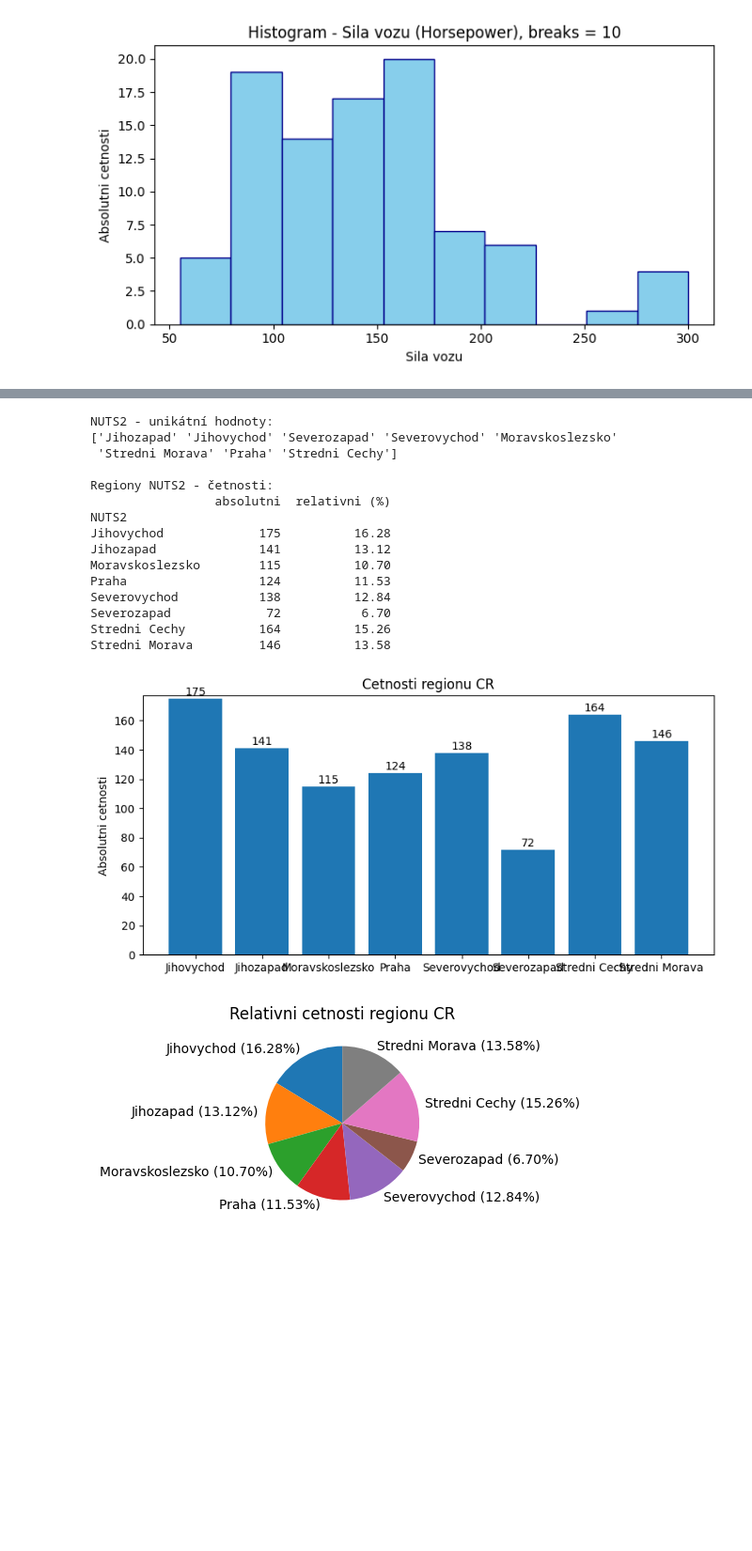
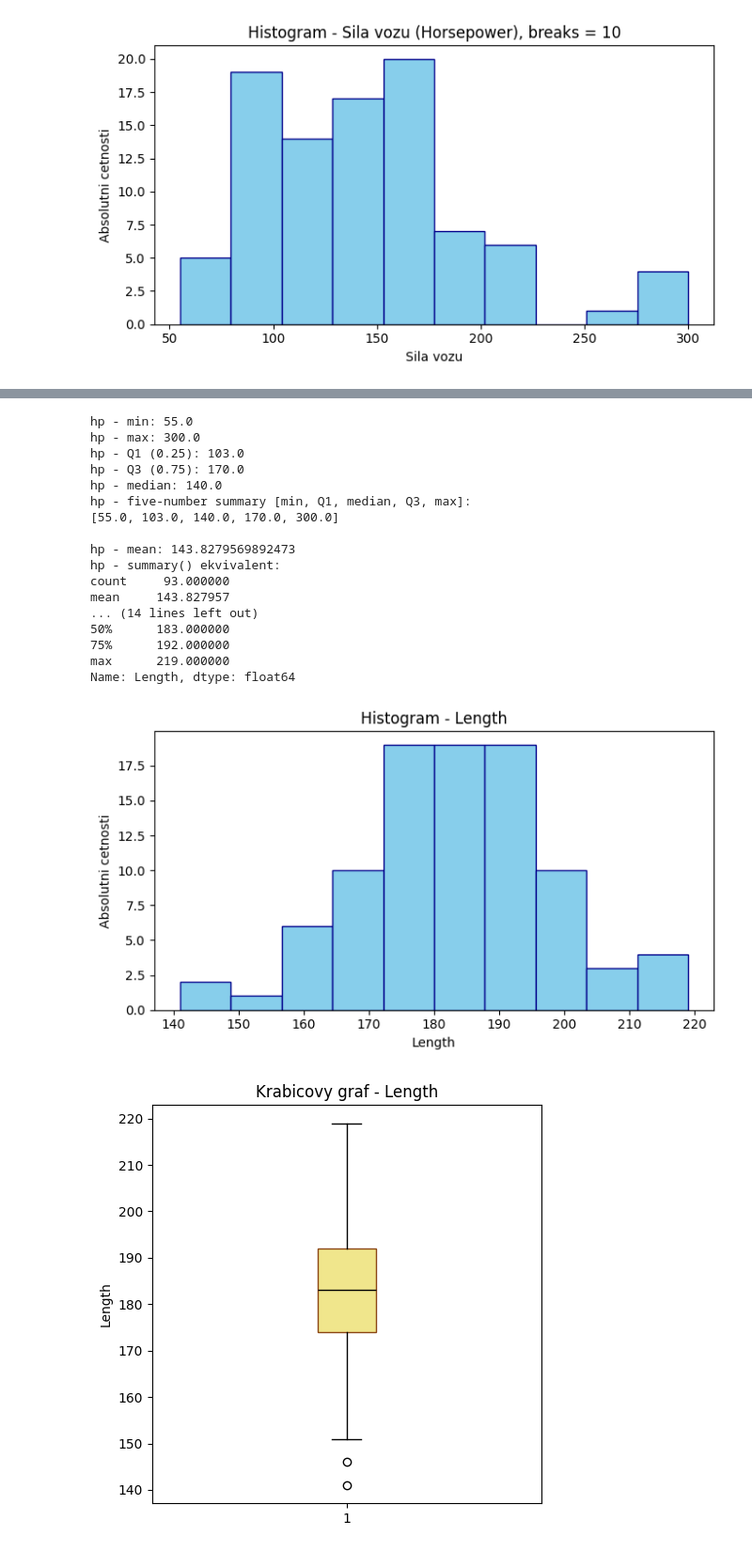
Before and after one commit to BuwikSan/University-stuff-and-small-scale-projects, a Jupyter notebook: 1_University/3_semestr/pas/pas_cvika_2.ipynb, the cells around one changed output, grey strips where cells are left out. Shown at 94% size. Saved outputs shown, nothing was run; the diff lists cells and outputs as text; code cells hidden in the pictures; blank space fills up the shorter version.

```diff
--- a/1_University/3_semestr/pas/pas_cvika_2.ipynb
+++ b/1_University/3_semestr/pas/pas_cvika_2.ipynb
@@ -298,18 +302,4 @@ pasgr.boxplot_with_labels(hp, title="Krabicovy graf - Horsepower (bez odlehlých
 # %%
-
-
-pasgr.histogram_with_labels(length, title="Histogram délky vozu", bins=10, color="lightblue", edgecolor="darkblue", xlabel="Délka vozu (v palcích)", ylabel="Absolutni cetnosti")
-
-
-# [GRAF] Vstup: hp
-pasgr.boxplot_with_labels(hp, title="Krabicovy graf - Horsepower (s outliery)", ylabel="Sila vozu", color="yellow", edgecolor="orange", median_color="black", showfliers=True)
-
-
-# Bez odlehlých (whis=3 ~ range=3 v R)
-pasgr.boxplot_with_labels(hp, title="Krabicovy graf - Horsepower (bez odlehlých pozorování)", ylabel="Sila vozu", color="yellow", edgecolor="orange", median_color="black", showfliers=False, whis=3)
-
-
-
 # Kvantily, pěticíslo, průměr, summary
 print("hp - min:", float(hp.min()))
 print("hp - max:", float(hp.max()))
@@ -317,46 +307,48 @@ print("hp - Q1 (0.25):", float(hp.quantile(0.25)))
 print("hp - Q3 (0.75):", float(hp.quantile(0.75)))
 print("hp - median:", float(hp.median()))
 five_num = [float(hp.min()), float(hp.quantile(0.25)), float(hp.median()),
             float(hp.quantile(0.75)), float(hp.max())]
 print("hp - five-number summary [min, Q1, median, Q3, max]:")
 print(five_num, "\n")
 print("hp - mean:", float(hp.mean()))
 print("hp - summary() ekvivalent:")
 print(hp.describe(), "\n")
 
 # Další proměnné: Length, Price, Weight
 for var in ["Length", "Price", "Weight"]:
     s = pd.to_numeric(cars[var], errors="coerce").dropna()
     print(f"{var} - summary:")
     print(s.describe(), "\n")
 
     pasgr.histogram_with_labels(s, title=f"Histogram - {var}", bins=10, color="skyblue", edgecolor="darkblue", xlabel=var, ylabel="Absolutni cetnosti")
 
 
     pasgr.boxplot_with_labels(s, title=f"Krabicovy graf - {var}", ylabel=var, color="khaki", edgecolor="saddlebrown", median_color="black")
 
 # Porovnání skupin - cena podle původu
 if "Origin" in cars.columns and "Price" in cars.columns:
     puvod = cars["Origin"]
     cena = pd.to_numeric(cars["Price"], errors="coerce")
     grp_summary = cena.groupby(puvod).describe()
     print("Cena podle původu (groupby/summary):")
     print(grp_summary, "\n")
 # %% [output]
-NUTS2 - unikátní hodnoty:
-['Jihozapad' 'Jihovychod' 'Severozapad' 'Severovychod' 'Moravskoslezsko'
- 'Stredni Morava' 'Praha' 'Stredni Cechy']
+hp - min: 55.0
+hp - max: 300.0
+hp - Q1 (0.25): 103.0
+hp - Q3 (0.75): 170.0
+hp - median: 140.0
+hp - five-number summary [min, Q1, median, Q3, max]:
+[55.0, 103.0, 140.0, 170.0, 300.0]
 
-Regiony NUTS2 - četnosti:
-                 absolutni  relativni (%)
-NUTS2
-Jihovychod             175          16.28
-Jihozapad              141          13.12
-Moravskoslezsko        115          10.70
-Praha                  124          11.53
-Severovychod           138          12.84
-Severozapad             72           6.70
-Stredni Cechy          164          15.26
-Stredni Morava         146          13.58
+hp - mean: 143.8279569892473
+hp - summary() ekvivalent:
+count     93.000000
+mean     143.827957
+... (14 lines left out)
+50%      183.000000
+75%      192.000000
+max      219.000000
+Name: Length, dtype: float64
-[figure, old version]
+[figure, new version]
-[figure, old version]
+[figure, new version]
```
Also changed, not shown: parts of 2 cells of this notebook, 37 other files.
